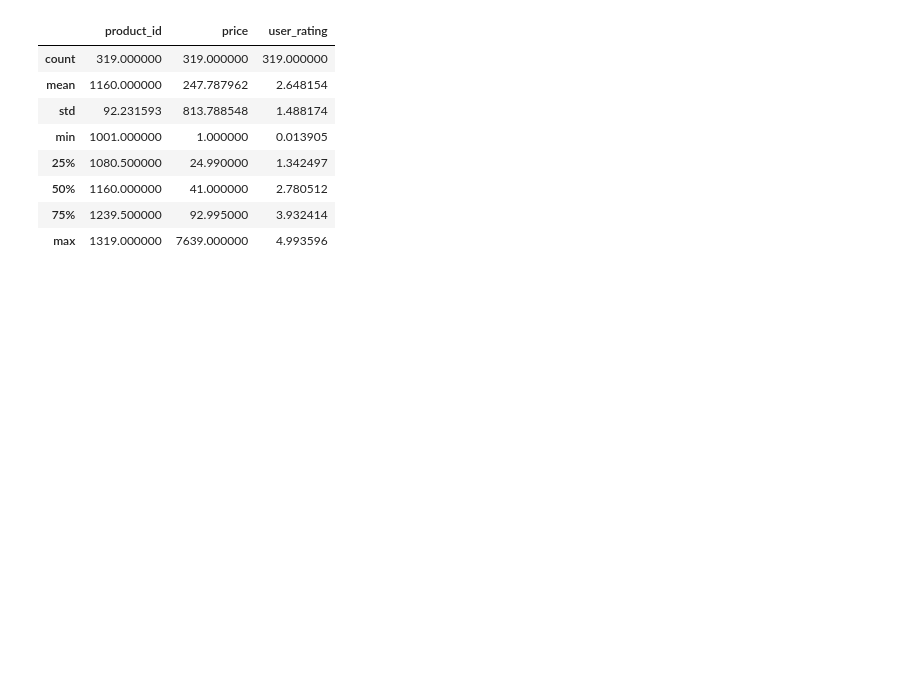
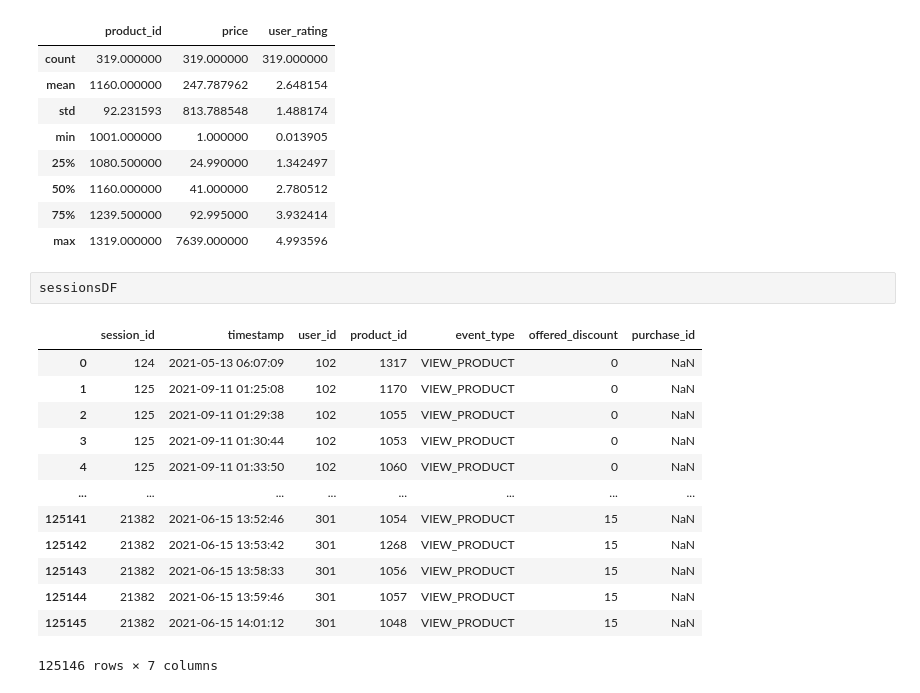
Before and after one commit to SwirtaB/IUM_Recommendation-system, a Jupyter notebook: notebooks/data_analysis.ipynb, the cells around one changed output. Saved outputs shown, nothing was run; the diff lists cells and outputs as text; blank space fills up the shorter version.

```diff
--- a/notebooks/data_analysis.ipynb
+++ b/notebooks/data_analysis.ipynb
@@ -155,3 +172,19 @@ productsDF.describe()
 | 50% | 1160.000000 | 41.000000 | 2.780512 |
 | 75% | 1239.500000 | 92.995000 | 3.932414 |
 | max | 1319.000000 | 7639.000000 | 4.993596 |
+# %%
+sessionsDF
+# %% [output]
+|  | session_id | timestamp | user_id | product_id | event_type | offered_discount | purchase_id |
+| 0 | 124 | 2021-05-13 06:07:09 | 102 | 1317 | VIEW_PRODUCT | 0 | NaN |
+| 1 | 125 | 2021-09-11 01:25:08 | 102 | 1170 | VIEW_PRODUCT | 0 | NaN |
+| 2 | 125 | 2021-09-11 01:29:38 | 102 | 1055 | VIEW_PRODUCT | 0 | NaN |
+| 3 | 125 | 2021-09-11 01:30:44 | 102 | 1053 | VIEW_PRODUCT | 0 | NaN |
+| 4 | 125 | 2021-09-11 01:33:50 | 102 | 1060 | VIEW_PRODUCT | 0 | NaN |
+| ... | ... | ... | ... | ... | ... | ... | ... |
+| 125141 | 21382 | 2021-06-15 13:52:46 | 301 | 1054 | VIEW_PRODUCT | 15 | NaN |
+| 125142 | 21382 | 2021-06-15 13:53:42 | 301 | 1268 | VIEW_PRODUCT | 15 | NaN |
+| 125143 | 21382 | 2021-06-15 13:58:33 | 301 | 1056 | VIEW_PRODUCT | 15 | NaN |
+| 125144 | 21382 | 2021-06-15 13:59:46 | 301 | 1057 | VIEW_PRODUCT | 15 | NaN |
+| 125145 | 21382 | 2021-06-15 14:01:12 | 301 | 1048 | VIEW_PRODUCT | 15 | NaN |
+125146 rows × 7 columns
```
Also changed, not shown: parts of 6 cells of this notebook, 1 other file.
